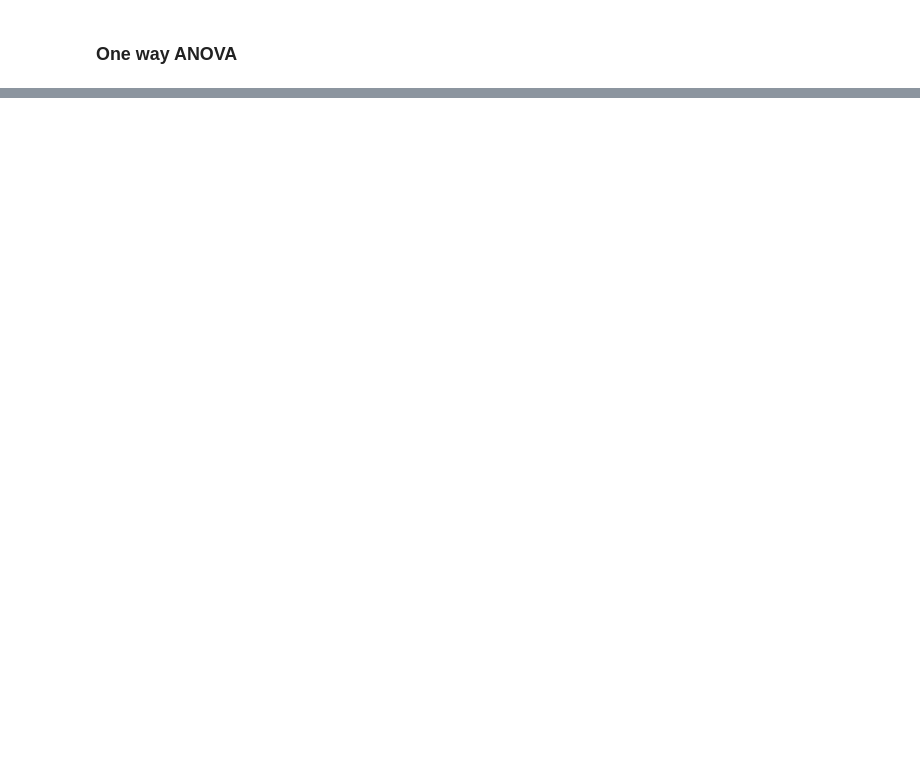
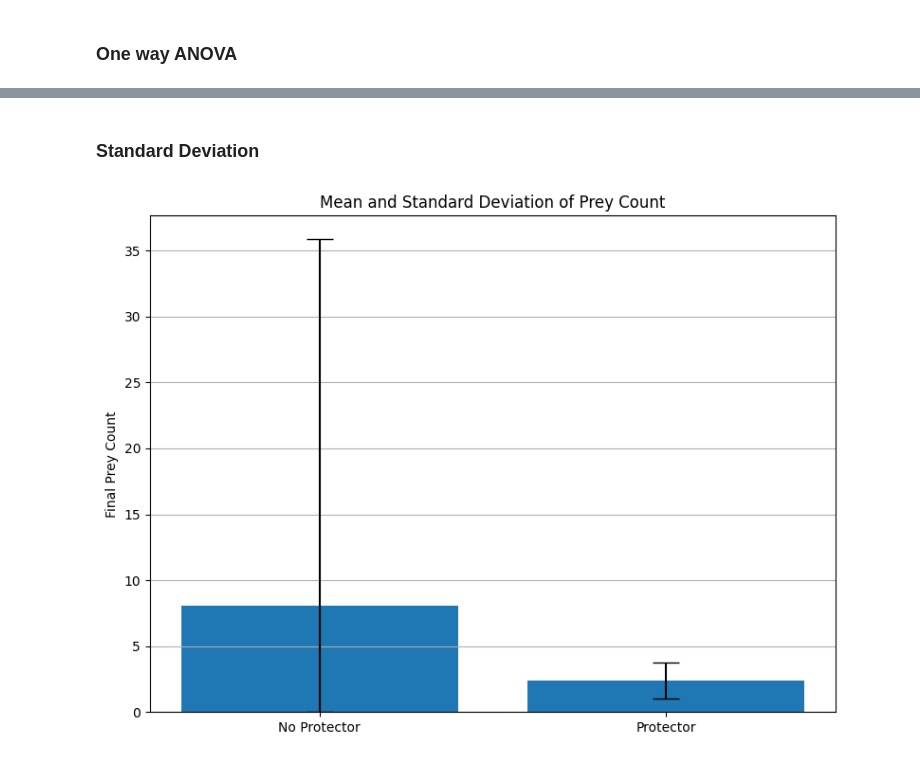
Before and after one commit to sybemelsert/collective-intelligence, a Jupyter notebook: Assignment_2/Stat_test.ipynb, the cells around one changed output, grey strips where cells are left out. Cells and saved outputs as stored; diff of their text form; code cells hidden in the pictures; blank space fills up the shorter version.

```diff
--- a/Assignment_2/Stat_test.ipynb
+++ b/Assignment_2/Stat_test.ipynb
@@ -22,8 +25,21 @@ def gather_counts_from_folder(folder_path, kind="Prey"):
     return counts
 
 # Set your folder paths
-protector_folder = "Assignment_2/test_results/protector"
-no_protector_folder = "Assignment_2/test_results/base_case"
+base_case_folder = "/Users/sybemelsert/Documents/Vrije_Universiteit/P6_Collective_Intelligence/collective-intelligence/Assignment_2/test_results/base_case"
+
+test = test.upper()
+if test == "ATTACKER":
+    variable_folder = "/Users/sybemelsert/Documents/Vrije_Universiteit/P6_Collective_Intelligence/collective-intelligence/Assignment_2/test_results/attacker"
+elif test == "PROTECTOR":
+    variable_folder = "/Users/sybemelsert/Documents/Vrije_Universiteit/P6_Collective_Intelligence/collective-intelligence/Assignment_2/test_results/protector"
+else:
+    raise NameError
+
+# Attacker
+variable_folder = "/Users/sybemelsert/Documents/Vrije_Universiteit/P6_Collective_Intelligence/collective-intelligence/Assignment_2/test_results/attacker"
+
+# Protector
+variable_folder = "/Users/sybemelsert/Documents/Vrije_Universiteit/P6_Collective_Intelligence/collective-intelligence/Assignment_2/test_results/protector"
 # %% [markdown]
 ### Test for prey
 # %%
@@ -44,15 +66,15 @@ else:
 # %% [markdown]
 ### Test for predators
 # %%
-protector_counts = gather_counts_from_folder(protector_folder, kind="Predator")
-no_protector_counts = gather_counts_from_folder(no_protector_folder, kind="Predator")
+protector_counts = gather_counts_from_folder(variable_folder, kind="Predator")
+no_protector_counts = gather_counts_from_folder(base_case_folder, kind="Predator")
 # Perform Welch's t-test (doesn't assume equal variance)
 t_stat, p_value = ttest_ind(protector_counts, no_protector_counts, equal_var=False)
 
 print(f"Protector group counts: {protector_counts}")
 print(f"No protector group counts: {no_protector_counts}")
 print(f"T-statistic: {t_stat:.4f}")
-print(f"P-value: {p_value:.4f}")
+print(f"P-value: {p_value:.10f}")
 
 if p_value < 0.05:
     print("Significant difference between groups (reject null hypothesis)")
@@ -170,0 +207,26 @@ print(f"ANOVA Predator: F = {f_stat_pred:.3f}, p = {p_value_pred:.5f}")
+# %% [markdown]
+### Standard Deviation
+# %%
+import matplotlib.pyplot as plt
+import numpy as np
+
+# Compute stats
+labels = ['No Protector', 'Protector']
+means = [np.mean(no_protector_counts), np.mean(protector_counts)]
+stds = [np.std(no_protector_counts), np.std(protector_counts)]
+
+# Ensure error bars don't dip below zero
+lower_errors = [min(mean, std) for mean, std in zip(means, stds)]
+upper_errors = stds
+error_bars = [lower_errors, upper_errors]
+
+# Plot with asymmetric error bars
+plt.figure(figsize=(8, 6))
+plt.bar(labels, means, yerr=error_bars, capsize=10)
+plt.ylabel("Final Prey Count")
+plt.title("Mean and Standard Deviation of Prey Count")
+plt.grid(axis="y")
+plt.tight_layout()
+plt.show()
+# %% [output]
+[figure, added]
```
Also changed, not shown: parts of 5 cells of this notebook, 3 other files.
